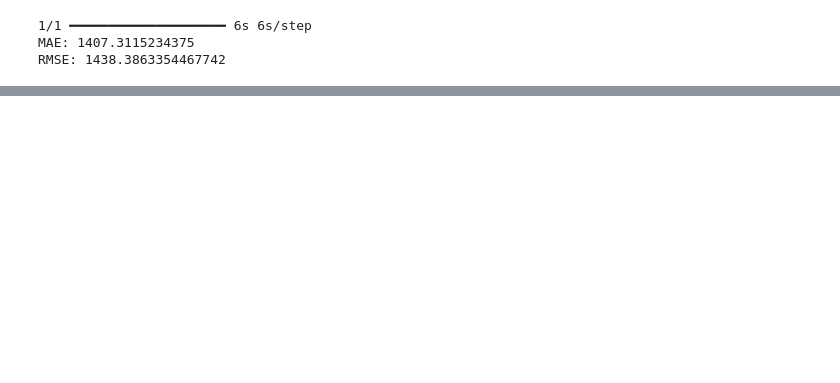
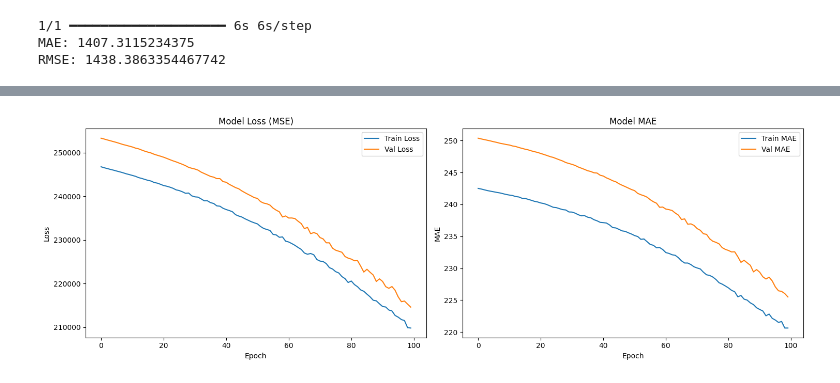
Before and after one commit to Davdesigner/Mission_capstone, a Jupyter notebook: David_Mission_Capstone.ipynb, the cells around one changed output, grey strips where cells are left out. Saved outputs shown, nothing was run; the diff lists cells and outputs as text; code cells hidden in the pictures; blank space fills up the shorter version.

Commit message:
AminoRice model

```diff
--- a/David_Mission_Capstone.ipynb
+++ b/David_Mission_Capstone.ipynb
@@ -29,8 +35,9 @@ Mounted at /content/drive
 # %%
 import glob
 import os
-import zipfile
 
 dataset_path = "/content/drive/MyDrive/Mission Capstone/Dataset"
 trained = "/content/drive/MyDrive/Mission Capstone/Dataset/Train.csv"
 tested = "/content/drive/MyDrive/Mission Capstone/Dataset/Test.csv"
+
+IMG_DIR = os.path.join(dataset_path, 'images')
@@ -312,0 +299,12 @@ RMSE: 1438.3863354467742
+# %%
+target_columns = ['Count', 'Broken_Count', 'Long_Count', 'Medium_Count', 'Black_Count', 'Chalky_Count', 'Red_Count', 'Yellow_Count', 'Green_Count', 'WK_Length_Average', 'WK_Width_Average', 'WK_LW_Ratio_Average', 'Average_L', 'Average_a', 'Average_b']
+
+# Re-filter the labels DataFrame to ensure consistency and include all targets
+labels_filtered = labels[labels['ID'].isin(existing_image_files)].copy()
+labels_filtered['filename'] = labels_filtered['ID'] + '.png'
+
+# Extract target values for multi-output training
+y = labels_filtered[target_columns].values
+
+print(f"New y shape: {y.shape}")
+labels_filtered[['ID'] + target_columns + ['filename']].head()
@@ -312,0 +491,24 @@ RMSE: 1438.3863354467742
+# %%
+import matplotlib.pyplot as plt
+
+# Plot Learning Curves (Loss and MAE)
+fig, ax = plt.subplots(1, 2, figsize=(15, 5))
+
+ax[0].plot(history.history['loss'], label='Train Loss')
+ax[0].plot(history.history['val_loss'], label='Val Loss')
+ax[0].set_title('Model Loss (MSE)')
+ax[0].set_xlabel('Epoch')
+ax[0].set_ylabel('Loss')
+ax[0].legend()
+
+ax[1].plot(history.history['mae'], label='Train MAE')
+ax[1].plot(history.history['val_mae'], label='Val MAE')
+ax[1].set_title('Model MAE')
+ax[1].set_xlabel('Epoch')
+ax[1].set_ylabel('MAE')
+ax[1].legend()
+
+plt.tight_layout()
+plt.show()
+# %% [output]
+[figure, added]
```
Also changed, not shown: parts of 35 cells of this notebook.
